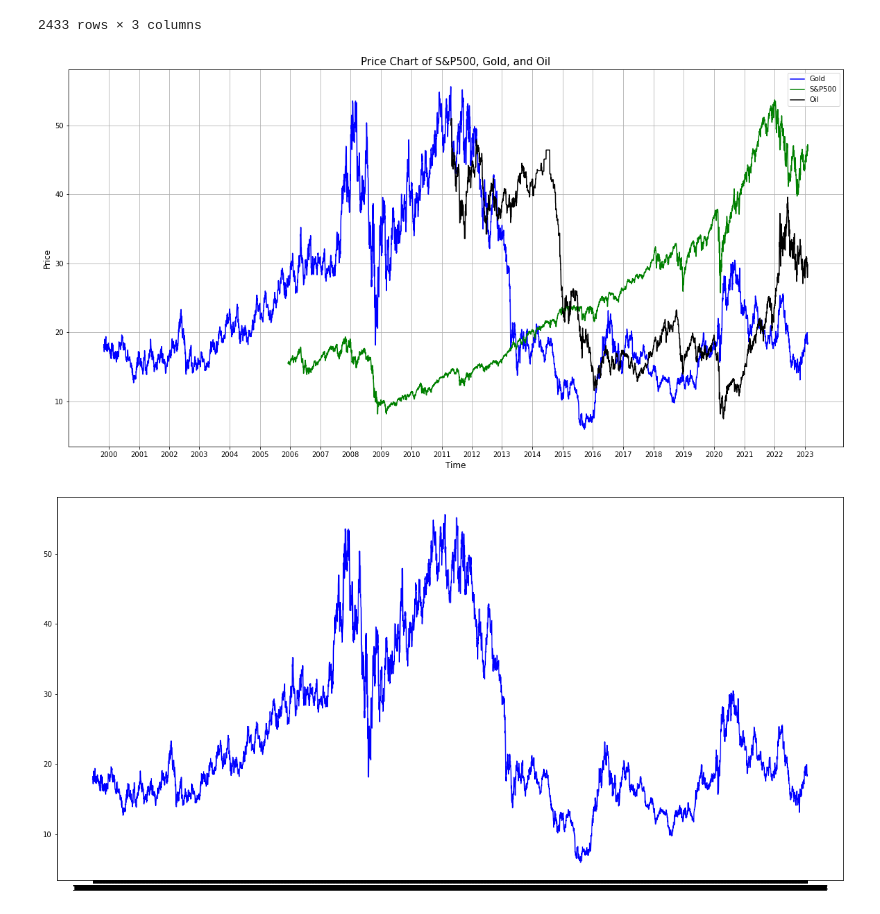
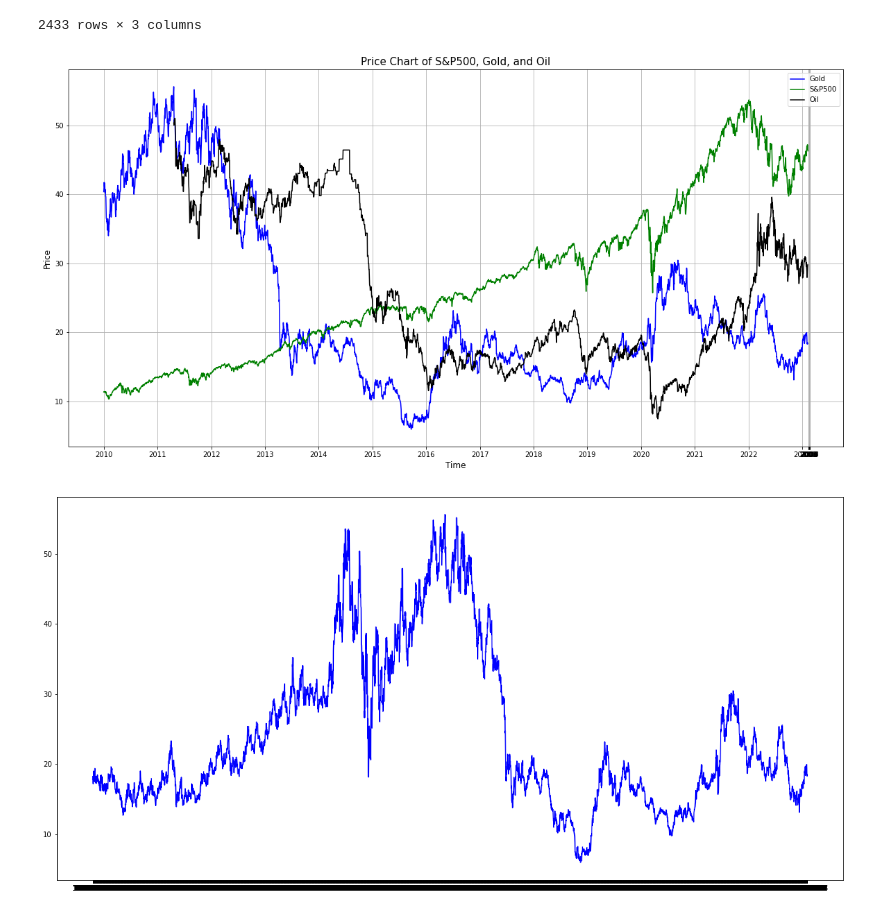
Before and after one commit to SMKSmith/Project1, a Jupyter notebook: visualizations.ipynb, the cells around one changed output. Saved outputs shown, nothing was run; the diff lists cells and outputs as text; code cells hidden in the pictures.

```diff
--- a/visualizations.ipynb
+++ b/visualizations.ipynb
@@ -178,40 +178,43 @@ clean_btc_sp_df
 | 2431 | 2023-02-08 | 22963.00000 | 46.58 |
 | 2432 | 2023-02-09 | 21796.35000 | 46.31 |
 2433 rows × 3 columns
+# %%
+gold_df2 = gold_df.loc[gold_df['date'] > '2010-01-01']
+sp500_df2 = sp500_df.loc[sp500_df['date'] > '2010-01-01']
 # %%
 plt.figure(figsize = (20,10))
-plt.plot(gold_df['date'],gold_df['close'], color = 'blue', label = "Gold")
-plt.plot(sp500_df['date'],sp500_df['close'], color = 'green', label = "S&P500")
+plt.plot(gold_df2['date'],gold_df2['close'], color = 'blue', label = "Gold")
+plt.plot(sp500_df2['date'],sp500_df2['close'], color = 'green', label = "S&P500")
 plt.plot(oil_df['date'],oil_df['close'], color = 'black', label = "Oil")
 
 labels = []
 ticks = []
 
 prev = pd.Timestamp(gold_df['date'][0]) ##
 prev_year = prev.year
 count = 0
 
 for row in gold_df['date']: ##
 
     date = pd.Timestamp(row)
     year = date.year
 
     if year != prev_year:
         labels.append(year)
         ticks.append(row)
 
     prev_year = year
 
 plt.xticks(ticks, labels = labels)
 plt.legend(loc = 'best')
 
 plt.xlabel("Time",size = 12)
 plt.ylabel("Price", size = 12)
 plt.title("Price Chart of S&P500, Gold, and Oil", size = 15)
 plt.grid()
 plt.show()
 # %% [output]
-[figure, old version]
+[figure, new version]
 # %%
 plt.figure(figsize = (20,10))
 plt.plot(gold_df['date'],gold_df['close'], color = 'blue', label = "Gold")
```
